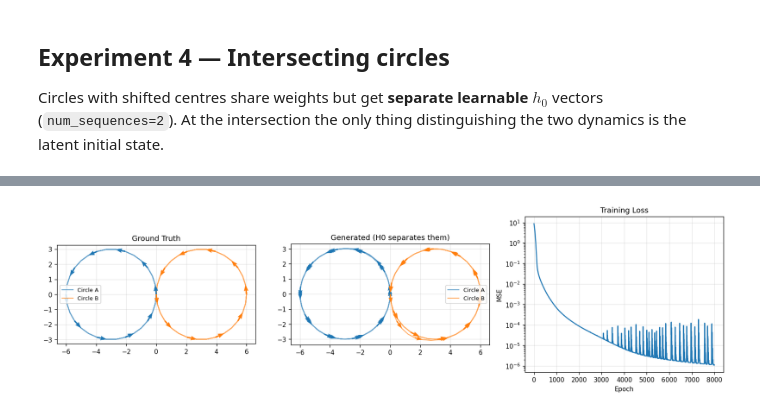
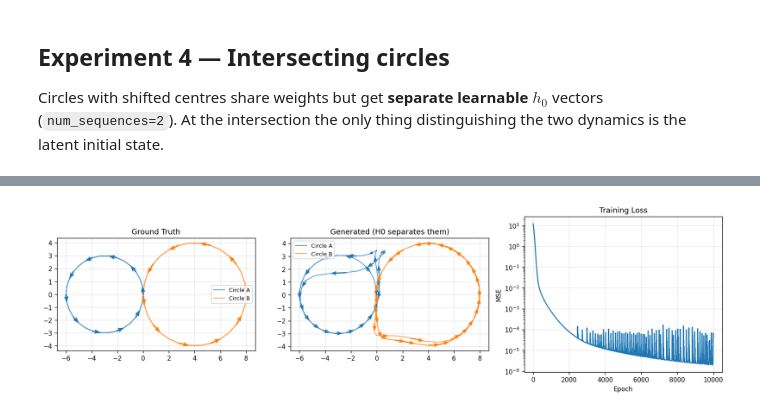
Before and after one commit to tahafkh/dynamical-rnns, a Jupyter notebook: notebooks/dynamic_analysis.ipynb, the cells around one changed output, grey strips where cells are left out. Saved outputs shown, nothing was run; the diff lists cells and outputs as text; code cells hidden in the pictures.

```diff
--- a/notebooks/dynamic_analysis.ipynb
+++ b/notebooks/dynamic_analysis.ipynb
@@ -571,7 +655,7 @@ T, B_each = 30, 12
 dt = 2 * np.pi / 30
 
 fn_a = lambda th: circle_curve(th, r=3.0, cx=-3.0, cy=0.0)
-fn_b = lambda th: circle_curve(th, r=3.0, cx=3.0, cy=0.0)
+fn_b = lambda th: circle_curve(th, r=4.0, cx=4.0, cy=0.0)
 
 xa, ya = make_sequences(fn_a, B_each, T, dt, rng)
 xb, yb = make_sequences(fn_b, B_each, T, dt, rng)
@@ -584,7 +668,7 @@ model_2 = ElmanRNN(2, 32, 2, num_sequences=2, activation="tanh",
                    weight_scale=0.1, rng=2)
 opt_2 = Adam(lr=1e-3, clip_norm=1.0)
 
-losses_2 = train(model_2, opt_2, x_train2, y_train2, batch_indices2, n_epochs=8000)
+losses_2 = train(model_2, opt_2, x_train2, y_train2, batch_indices2, n_epochs=10000)
 
 # Generate 3 cycles for each circle
 pred_a, hs_a = generate(model_2, np.array([0.0, 0.0]), n_steps=90, seq_idx=0)
@@ -592,7 +676,7 @@ pred_b, hs_b = generate(model_2, np.array([0.0, 0.0]), n_steps=90, seq_idx=1)
 
 gt_theta2 = np.linspace(0, 6 * np.pi, 91)
 gt_a = np.column_stack(circle_curve(gt_theta2, r=3.0, cx=-3.0, cy=0.0))
-gt_b = np.column_stack(circle_curve(gt_theta2, r=3.0, cx=3.0, cy=0.0))
+gt_b = np.column_stack(circle_curve(gt_theta2, r=4.0, cx=4.0, cy=0.0))
 
 fig, axes = plt.subplots(1, 3, figsize=(14, 4))
 plot_with_arrows(axes[0], [gt_a, gt_b], title="Ground Truth",
@@ -625,4 +709,4 @@ plt.show()
-[figure, old version]
+[figure, new version]
 # %%
 pca = PCA(n_components=2)
 
```
Also changed, not shown: parts of 27 cells of this notebook.
